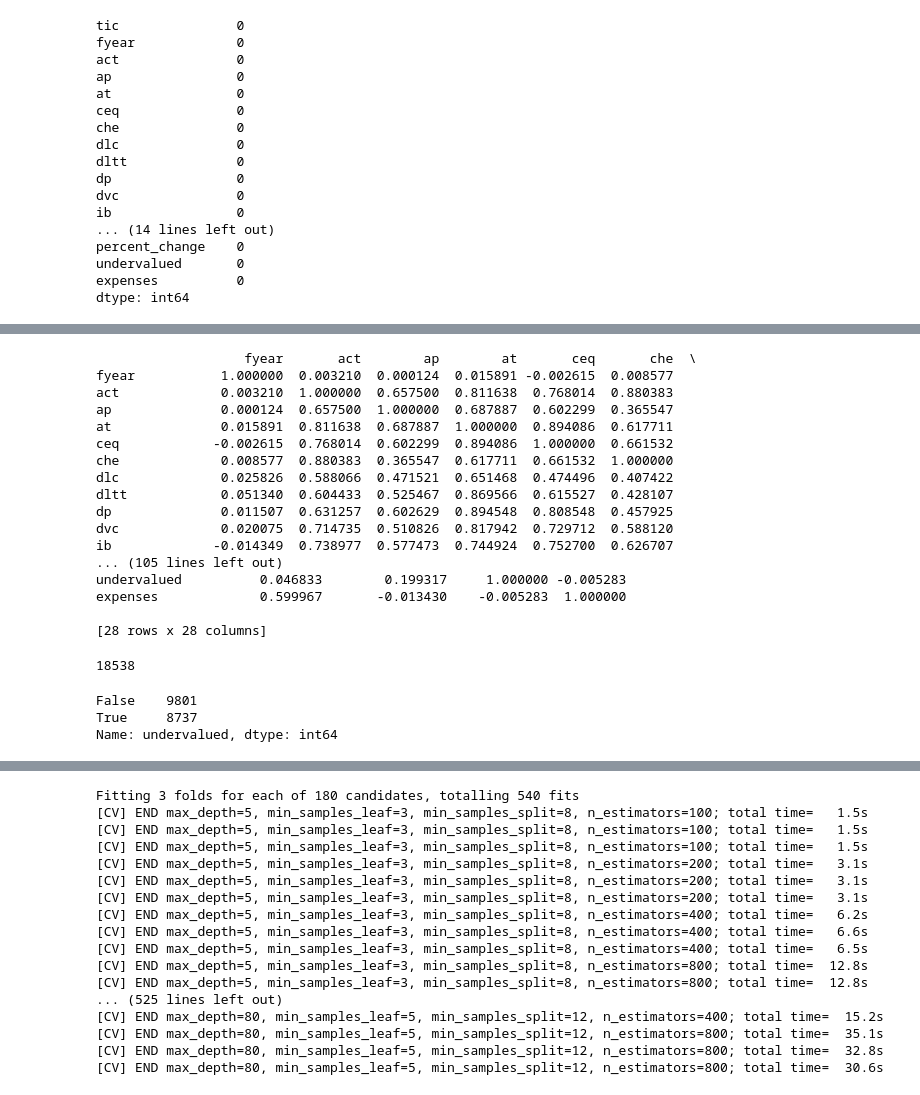
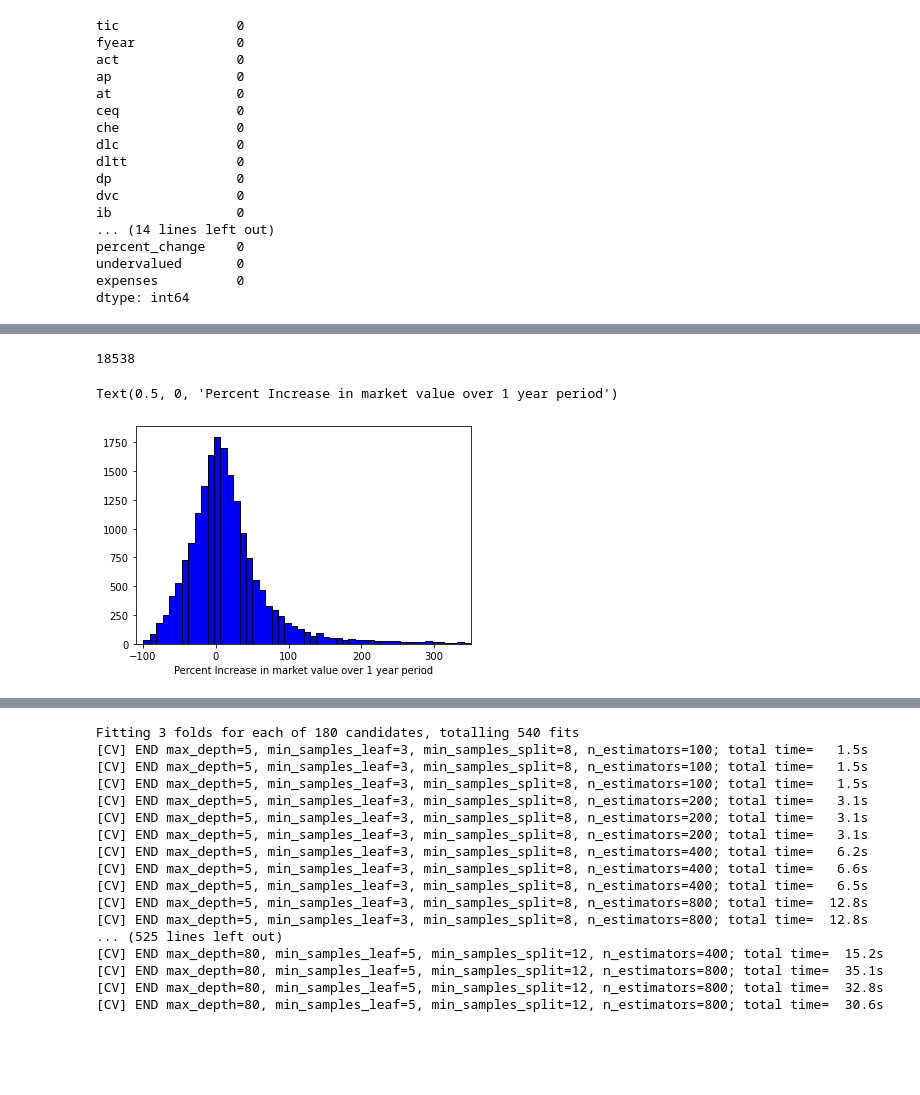
Before and after one commit to yaakoveitan/StonksLLC, a Jupyter notebook: Stonk .ipynb, the cells around one changed output, grey strips where cells are left out. Drawn from its saved outputs; the diff is of its cells as text; code cells hidden in the pictures; blank space fills up the shorter version.

```diff
--- a/Stonk .ipynb
+++ b/Stonk .ipynb
@@ -31,8 +34,8 @@ df = df.dropna(subset=['mkvalt', 'future_mkvalt'], how='all')
 #percent change is the percent change in market value from one year to the next
 df['percent_change'] = (df['future_mkvalt']-df['mkvalt'])/df['mkvalt']
 
-#if percent change is greater than 20%, classify as undervalued
-df['undervalued'] = (df['percent_change'] > 0.10)
+#if percent change is greater than 10%, classify as undervalued
+df['undervalued'] = (df['percent_change'] > .1)
 # %%
 #fill null expenses with 0
 df['xrd'] = df['xad'].fillna(0)
@@ -104,25 +82,0 @@ len(df)
-# %%
-corr_matrix = df.corr()
-print(corr_matrix)
-# %% [output]
-                   fyear       act        ap        at       ceq       che  \
-fyear           1.000000  0.003210  0.000124  0.015891 -0.002615  0.008577
-act             0.003210  1.000000  0.657500  0.811638  0.768014  0.880383
-ap              0.000124  0.657500  1.000000  0.687887  0.602299  0.365547
-at              0.015891  0.811638  0.687887  1.000000  0.894086  0.617711
-ceq            -0.002615  0.768014  0.602299  0.894086  1.000000  0.661532
-che             0.008577  0.880383  0.365547  0.617711  0.661532  1.000000
-dlc             0.025826  0.588066  0.471521  0.651468  0.474496  0.407422
-dltt            0.051340  0.604433  0.525467  0.869566  0.615527  0.428107
-dp              0.011507  0.631257  0.602629  0.894548  0.808548  0.457925
-dvc             0.020075  0.714735  0.510826  0.817942  0.729712  0.588120
-ib             -0.014349  0.738977  0.577473  0.744924  0.752700  0.626707
-... (105 lines left out)
-undervalued          0.046833        0.199317     1.000000 -0.005283
-expenses             0.599967       -0.013430    -0.005283  1.000000
-
-[28 rows x 28 columns]
-# %%
-len(df)
-# %% [output]
-18538
@@ -132,6 +83,21 @@ y = df['undervalued']
-# %%
-y.value_counts()
-# %% [output]
-False    9801
-True     8737
-Name: undervalued, dtype: int64
+# %%
+len(df)
+# %% [output]
+18538
+# %%
+
+binwidth=0.1
+
+# Set up the plot
+plot = plt.subplot(1, 1, 1 )
+
+# Draw the plot
+plot.hist(df['percent_change']*100, bins = int(180/binwidth),
+             color = 'blue', edgecolor = 'black')
+
+    # Title and labels
+plt.xlim(-110, 350)
+plot.set_xlabel('Percent Increase in market value over 1 year period', size = 10)
+# %% [output]
+Text(0.5, 0, 'Percent Increase in market value over 1 year period')
+[figure, added]
```
Also changed, not shown: parts of 12 cells of this notebook.
